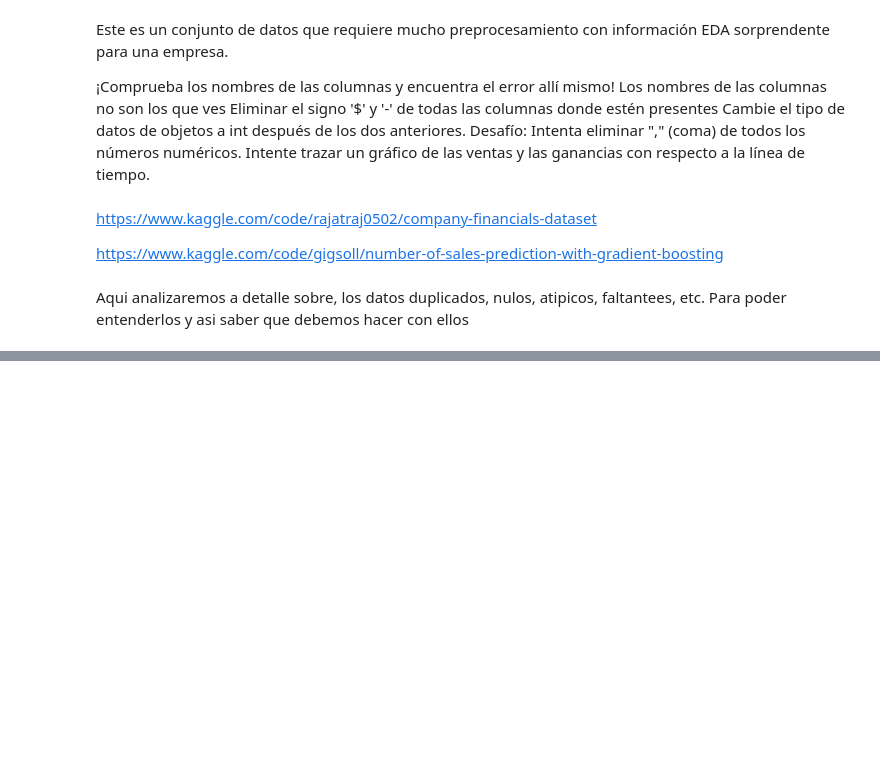
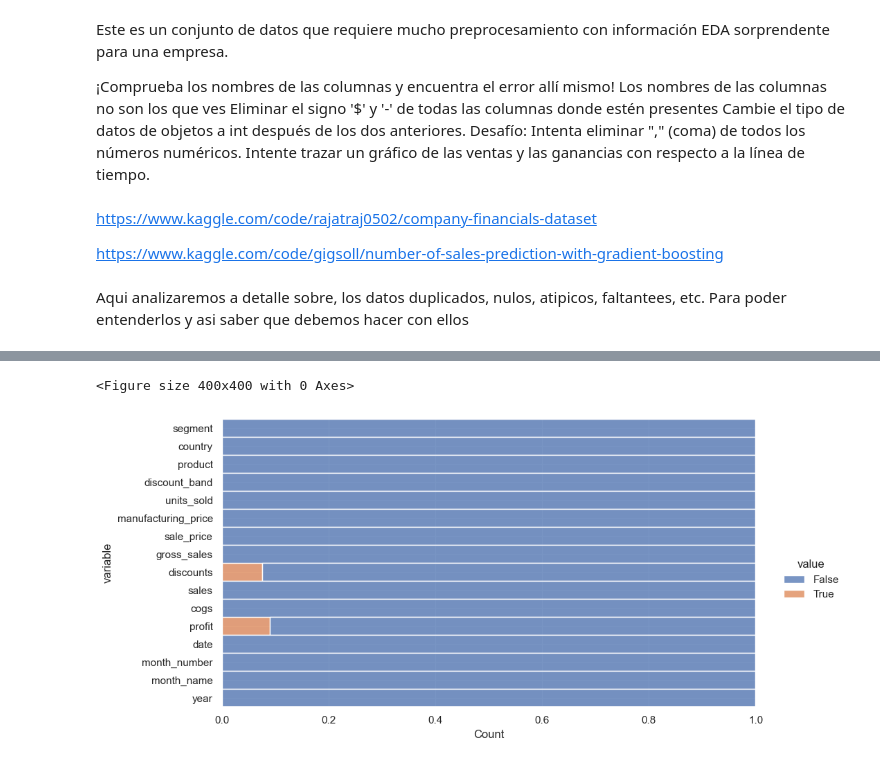
Before and after one commit to jluis-ml/Proyecto-Empresa-Finanzas, a Jupyter notebook: 1_Cleaning_Analitics.ipynb, the cells around one changed output, grey strips where cells are left out. Drawn from its saved outputs; the diff is of its cells as text; code cells hidden in the pictures; blank space fills up the shorter version.

```diff
--- a/1_Cleaning_Analitics.ipynb
+++ b/1_Cleaning_Analitics.ipynb
@@ -38,0 +217,7 @@ warnings.filterwarnings("ignore", category=DeprecationWarning)
+# %%
+plt.figure(figsize=(4, 4))
+data.isnull().melt().pipe(lambda data:(sns.displot(data=data, y= "variable", hue="value", multiple="fill", aspect=2)))
+plt.show()
+# %% [output]
+<Figure size 400x400 with 0 Axes>
+[figure, added]
```
Also changed, not shown: parts of 40 cells of this notebook, 1 other file.
